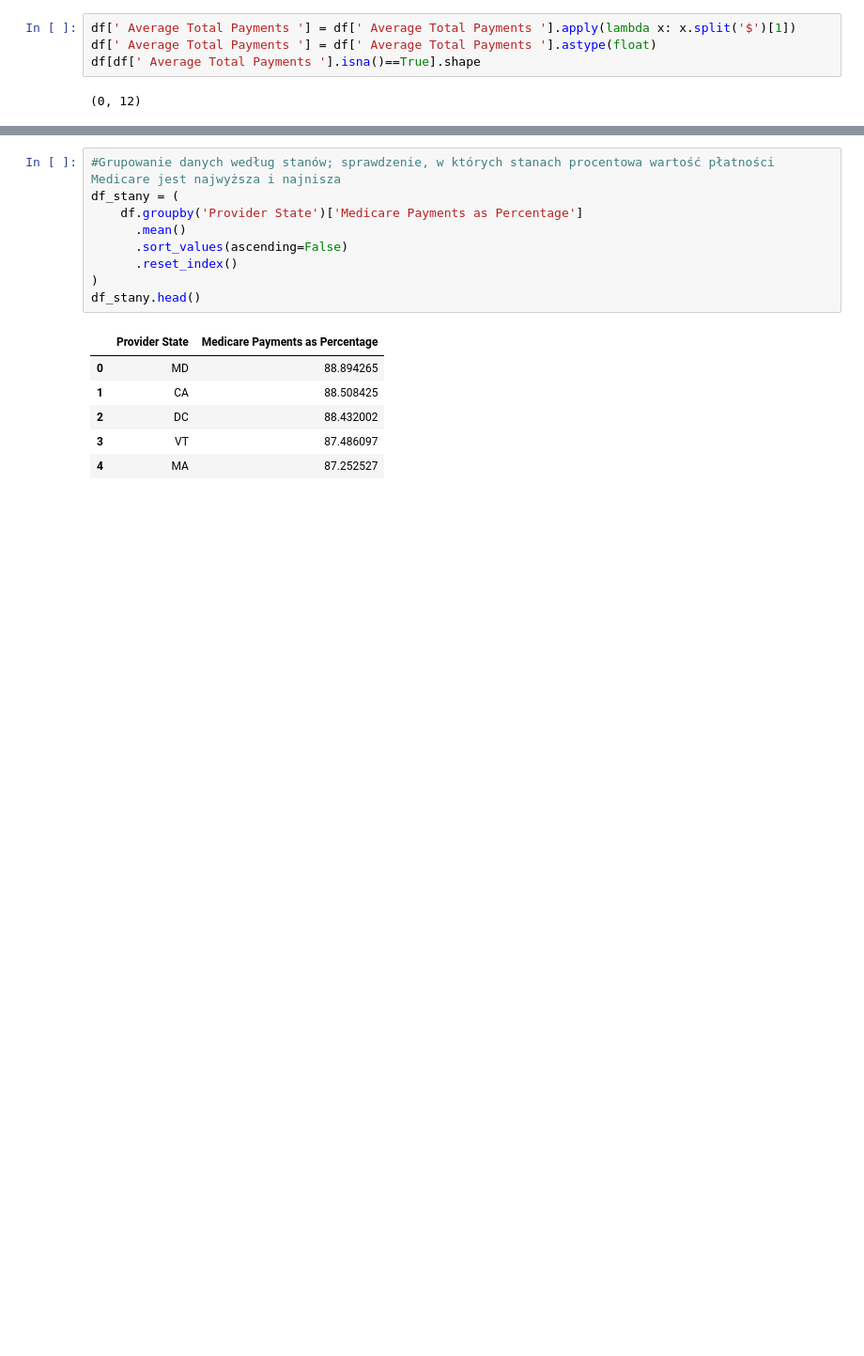
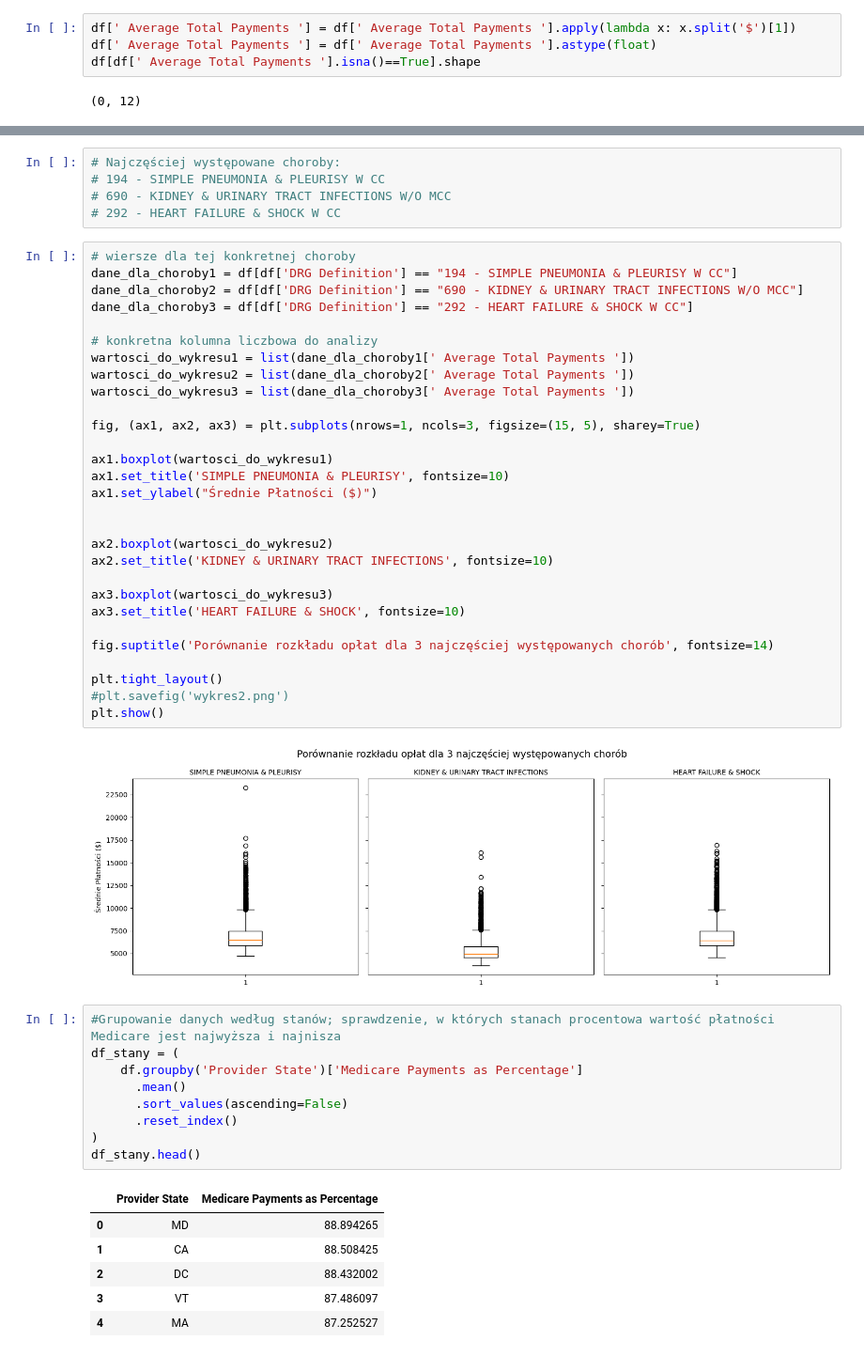
Before and after one commit to emmapstudent/python_projekt, a Jupyter notebook: projekt.ipynb, the cells around one changed output, grey strips where cells are left out. Shown at 94% size. Cells and saved outputs as stored; diff of their text form; blank space fills up the shorter version.

```diff
--- a/projekt.ipynb
+++ b/projekt.ipynb
@@ -77,3 +120,39 @@ df['Actual Payments as Percentage'] = df[' Average Total Payments '] / df[' Aver
+# %%
+# Najczęściej występowane choroby:
+# 194 - SIMPLE PNEUMONIA & PLEURISY W CC
+# 690 - KIDNEY & URINARY TRACT INFECTIONS W/O MCC
+# 292 - HEART FAILURE & SHOCK W CC
+# %%
+# wiersze dla tej konkretnej choroby
+dane_dla_choroby1 = df[df['DRG Definition'] == "194 - SIMPLE PNEUMONIA & PLEURISY W CC"]
+dane_dla_choroby2 = df[df['DRG Definition'] == "690 - KIDNEY & URINARY TRACT INFECTIONS W/O MCC"]
+dane_dla_choroby3 = df[df['DRG Definition'] == "292 - HEART FAILURE & SHOCK W CC"]
+
+# konkretna kolumna liczbowa do analizy
+wartosci_do_wykresu1 = list(dane_dla_choroby1[' Average Total Payments '])
+wartosci_do_wykresu2 = list(dane_dla_choroby2[' Average Total Payments '])
+wartosci_do_wykresu3 = list(dane_dla_choroby3[' Average Total Payments '])
+
+fig, (ax1, ax2, ax3) = plt.subplots(nrows=1, ncols=3, figsize=(15, 5), sharey=True)
+
+ax1.boxplot(wartosci_do_wykresu1)
+ax1.set_title('SIMPLE PNEUMONIA & PLEURISY', fontsize=10)
+ax1.set_ylabel("Średnie Płatności ($)")
+
+
+ax2.boxplot(wartosci_do_wykresu2)
+ax2.set_title('KIDNEY & URINARY TRACT INFECTIONS', fontsize=10)
+
+ax3.boxplot(wartosci_do_wykresu3)
+ax3.set_title('HEART FAILURE & SHOCK', fontsize=10)
+
+fig.suptitle('Porównanie rozkładu opłat dla 3 najczęściej występowanych chorób', fontsize=14)
+
+plt.tight_layout()
+#plt.savefig('wykres2.png')
+plt.show()
+# %% [output]
+[figure, added]
 # %%
 #Grupowanie danych według stanów; sprawdzenie, w których stanach procentowa wartość płatności Medicare jest najwyższa i najnisza
 df_stany = (
```
Also changed, not shown: parts of 19 cells of this notebook, 1 other file.
